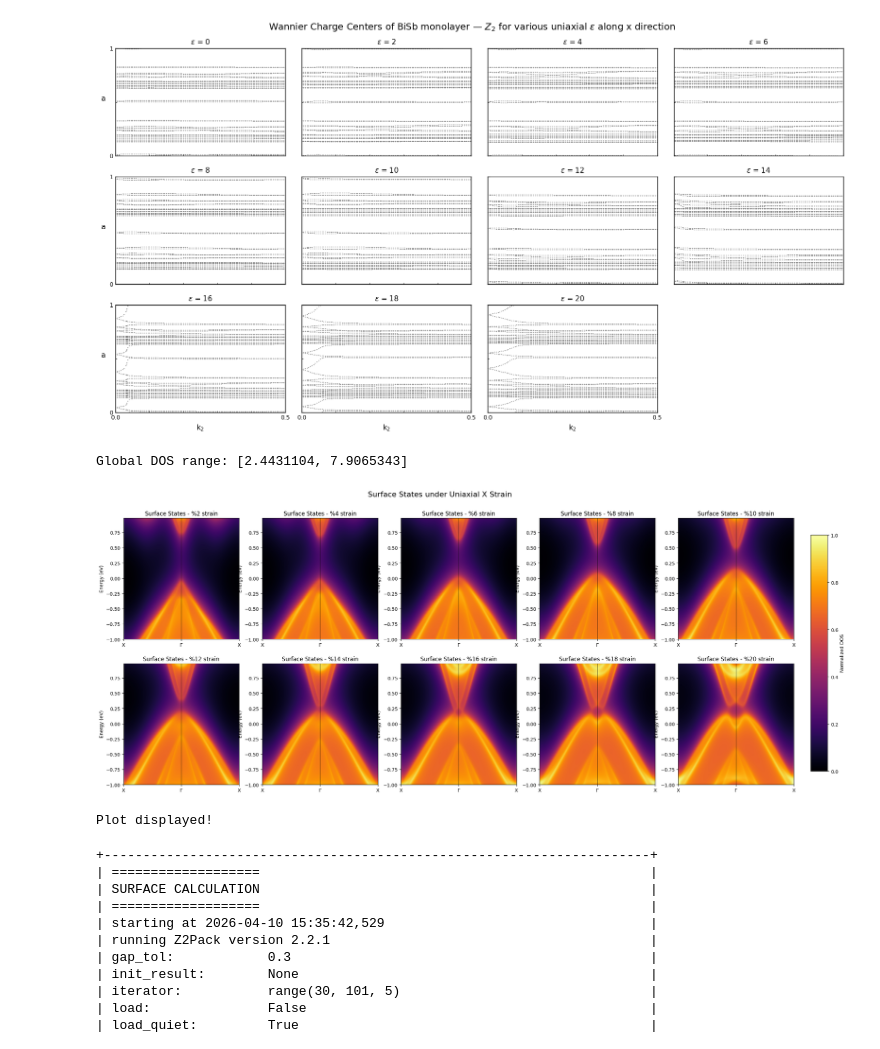
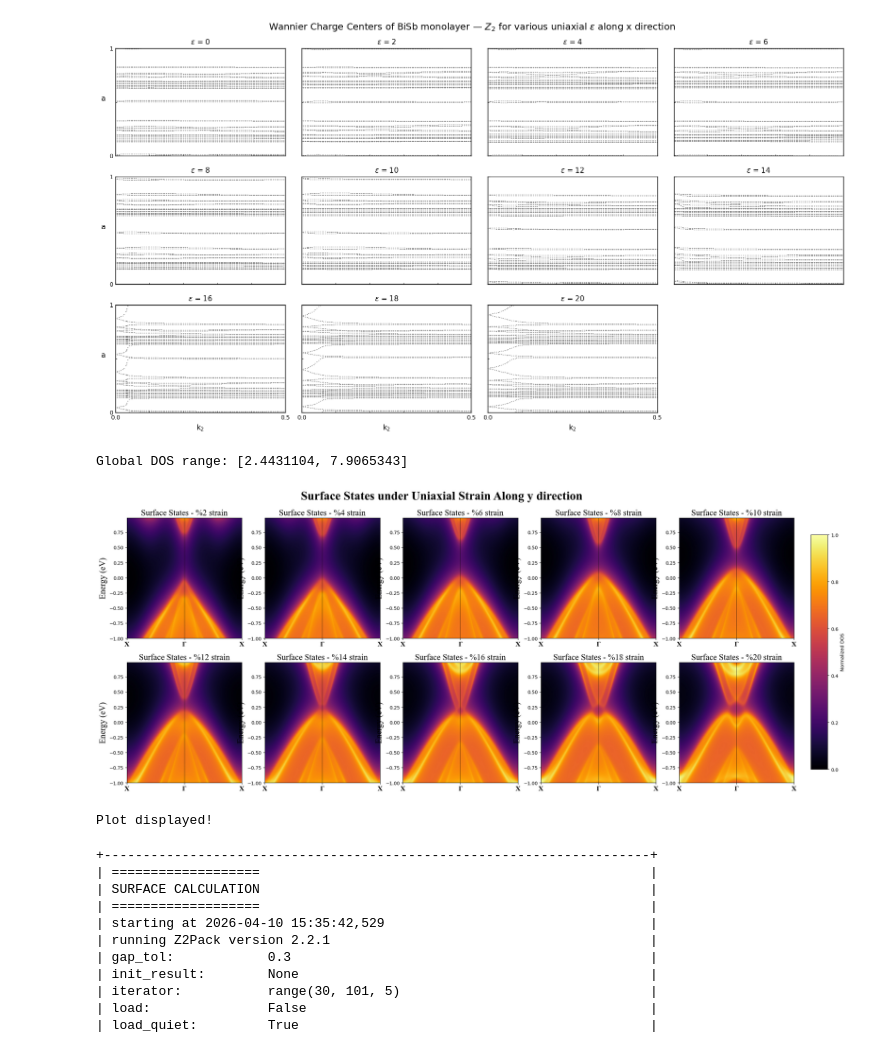
Before and after one commit to Lactuka/Thesis, a Jupyter notebook: uniaxial-y-tight/uniaxial-y-tight.ipynb, the cells around one changed output. Drawn from its saved outputs; the diff is of its cells as text; code cells hidden in the pictures.

```diff
--- a/uniaxial-y-tight/uniaxial-y-tight.ipynb
+++ b/uniaxial-y-tight/uniaxial-y-tight.ipynb
@@ -122,40 +122,40 @@ def plot_dos(data, title_suffix, ax=None):
 
     # Set x-axis ticks and labels
     ax.set_xticks([min(x), (min(x)+max(x))/2, max(x)])
-    ax.set_xticklabels(['X', 'Γ', 'X'])
+    ax.set_xticklabels(['X', 'Γ', 'X'],fontname="Times New Roman",fontweight = "bold",fontsize=14)
 
     # Set y-axis label
-    ax.set_ylabel('Energy (eV)')
+    ax.set_ylabel('Energy (eV)',fontname="Times New Roman",fontsize=18)
 
     # Add vertical line at Gamma point
     ax.axvline(x=(min(x)+max(x))/2, color='black', linewidth=0.5)
 
-    ax.set_title(f"Surface States - %{title_suffix} strain")
+    ax.set_title(f"Surface States - %{title_suffix} strain",fontname="Times New Roman",fontsize=18)
 
     return im
 
 # Create a comparison plot with all datasets
 fig, axes = plt.subplots(2, 5, figsize=(25, 10))
 axes = axes.flatten()
 
 for i, (data, label) in enumerate(zip(normalized_datasets, labels)):
     im = plot_dos(data, label, axes[i])
 
 # Adjust subplot spacing to make room for colorbar on the right
 fig.subplots_adjust(right=0.92, top=0.90)  # Added top spacing for title
 
 # Add overall title at the top
-fig.suptitle("Surface States under Uniaxial X Strain", fontsize=16, y=0.98)
+fig.suptitle("Surface States under Uniaxial Strain Along y direction", fontname="Times New Roman",fontweight="bold",fontsize=26, y=0.98)
 
 # Add a shared colorbar on the far right
 cbar_ax = fig.add_axes([0.94, 0.15, 0.02, 0.7])  # [left, bottom, width, height]
 fig.colorbar(im, cax=cbar_ax, label='Normalized DOS')
 plt.show()
 
 print("Plot displayed!")
 # %% [output]
 Global DOS range: [2.4431104, 7.9065343]
-[figure, old version]
+[figure, new version]
 Plot displayed!
 # %%
 import z2pack, tbmodels
```
Also changed, not shown: parts of 2 cells of this notebook, 5 other files.
